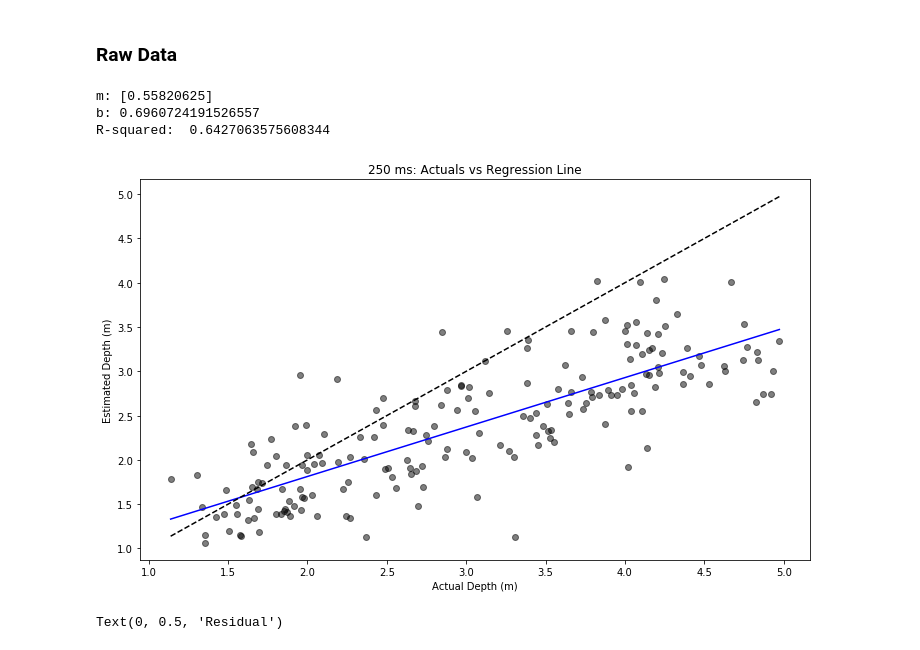
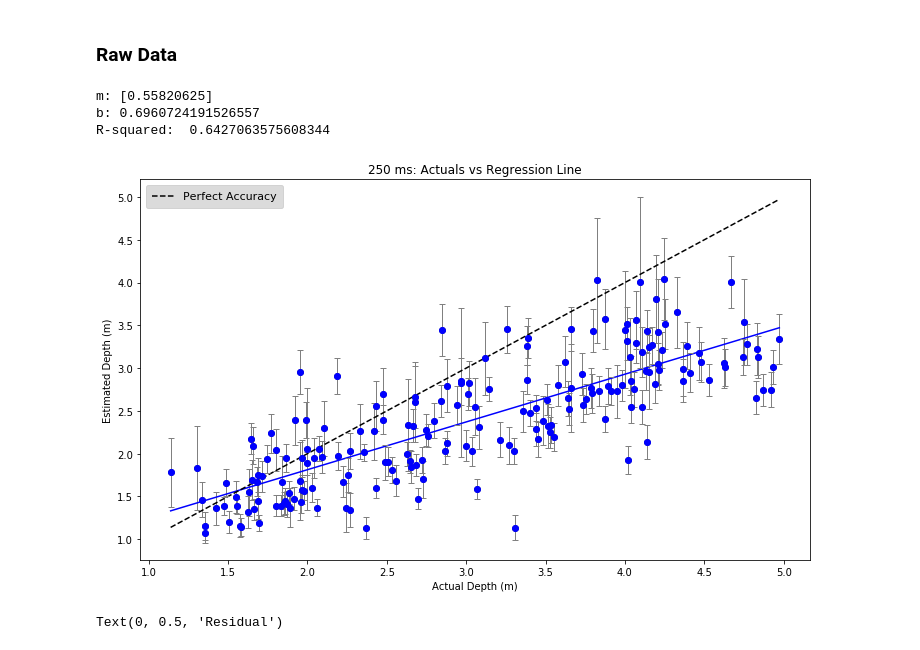
Before and after one commit to prachimahab/depth_duration_analysis, a Jupyter notebook: v3_depthDuration_analysis.ipynb, the cells around one changed output. Saved outputs shown, nothing was run; the diff lists cells and outputs as text; code cells hidden in the pictures.

```diff
--- a/v3_depthDuration_analysis.ipynb
+++ b/v3_depthDuration_analysis.ipynb
@@ -1218,32 +1366,39 @@ ste_1000 = plot_data[2][3]
 # %%
 from sklearn.linear_model import LinearRegression
 #run regression
 X_250 = np.array(final_x_250).reshape(-1,1)
 y_250 = final_y_250
 reg_250 = LinearRegression().fit(X_250, y_250)
 
 #Generated Predictions
 y_predicted_250 = reg_250.predict(X_250)
 #Plot Our Actual and Predicted Values
 plt.plot(X_250, y_250, 'o', color='black', alpha = 0.5);
 plt.plot(X_250,y_predicted_250,color='blue')
 plt.title("250 ms: Actuals vs Regression Line")
 plt.xlabel("Actual Depth (m)")
 plt.ylabel("Estimated Depth (m)")
 plt.plot(X_250, X_250, label = "Perfect Accuracy", color = 'black',linestyle='--')  # solid
 
+plt.errorbar(X_250, y_250, yerr=ste_250, elinewidth = 1, ecolor = "gray", fmt = 'or', mfc = "blue", mec = "blue", capsize = 3)
+
+legend = plt.legend(loc = 0, fontsize = 11, borderpad = 0.6, labelspacing = 1)
+legend.get_frame().set_facecolor('lightgray')
+
+
+
 
 #get coefficients and y intercept
 print("m: {0}".format(reg_250.coef_))
 print("b: {0}".format(reg_250.intercept_))
 
 #Returns the coefficient of determination R^2 of the prediction.
 print("R-squared: ", reg_250.score(X_250, y_250))
 # %% [output]
 m: [0.55820625]
 b: 0.6960724191526557
 R-squared:  0.6427063575608344
-[figure, old version]
+[figure, new version]
 # %%
 residuals_250 = y_250-y_predicted_250
 plt.plot(X_250,residuals_250, 'o', color='darkblue')
```
Also changed, not shown: parts of 36 cells of this notebook.
